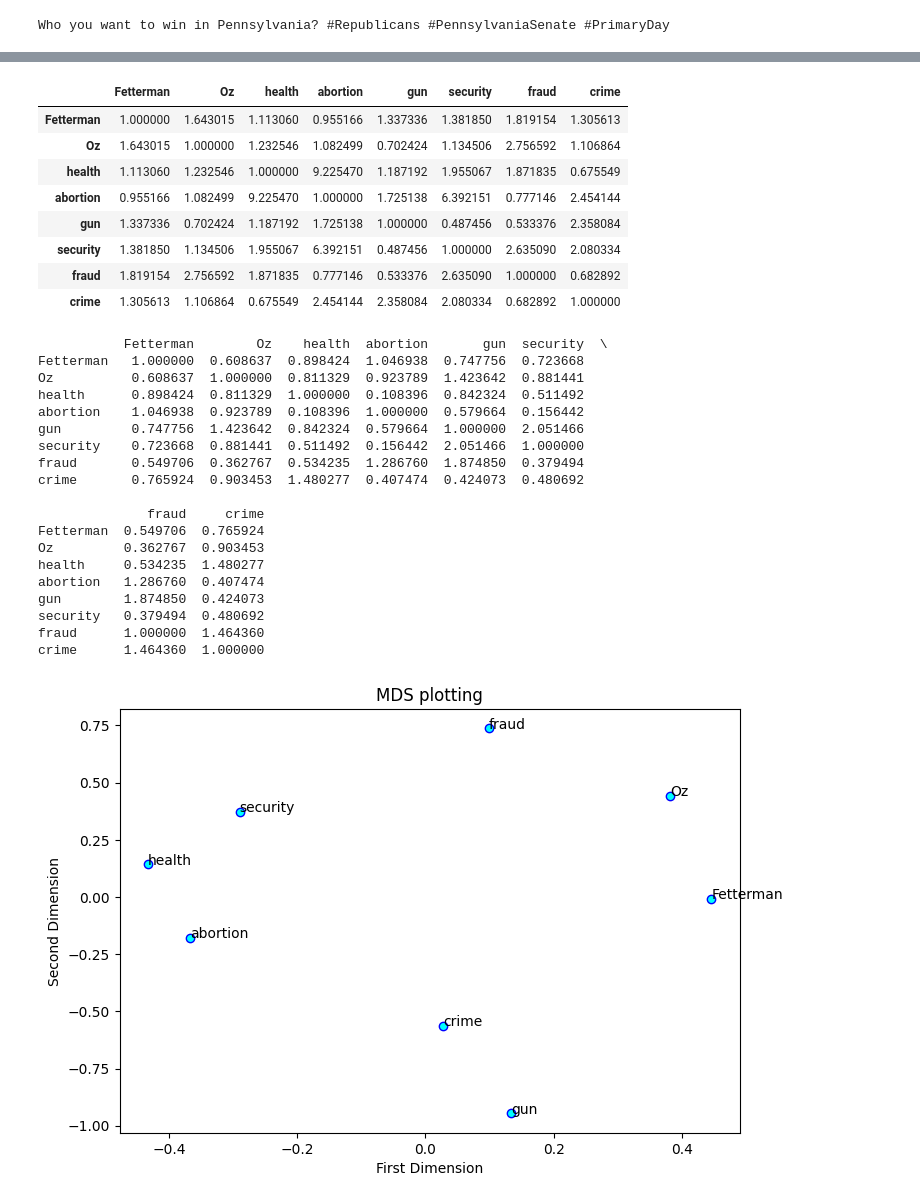
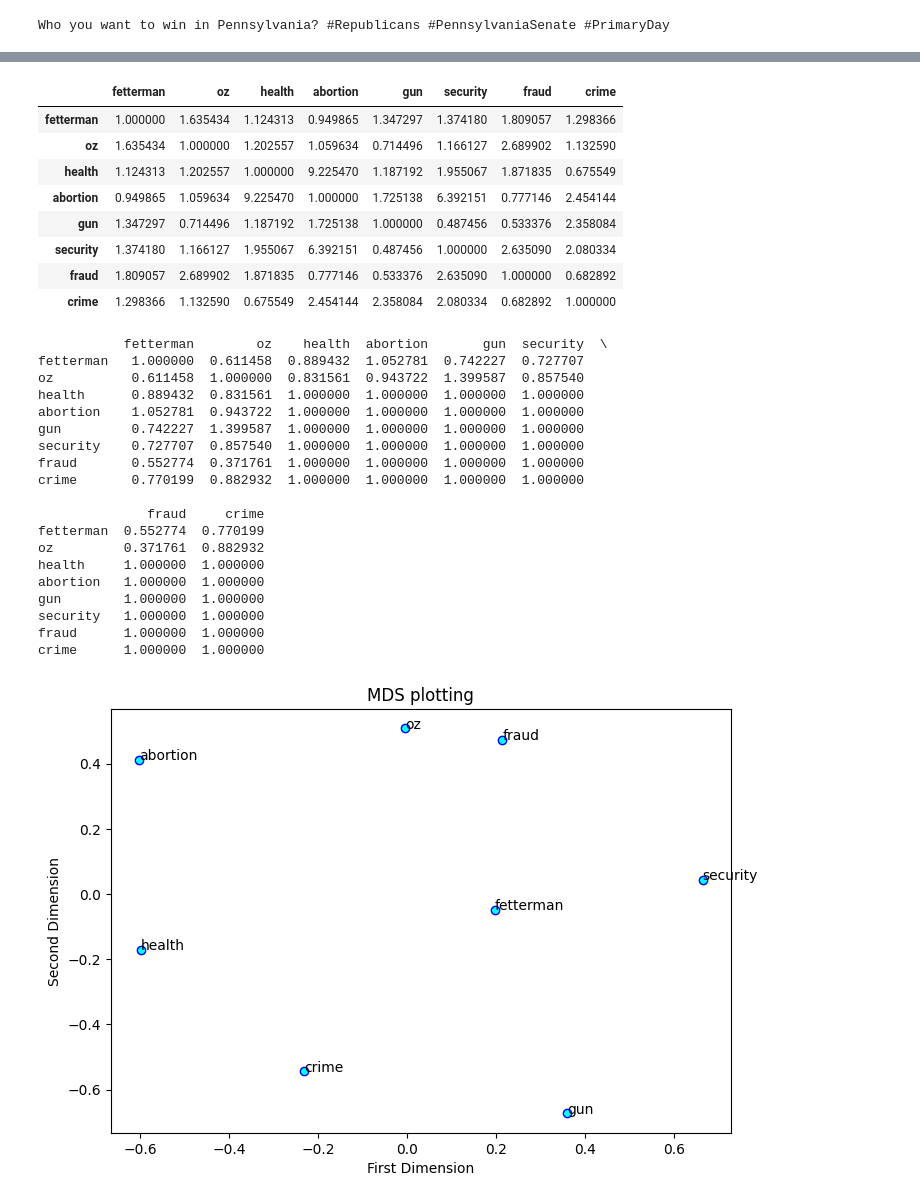
Before and after one commit to Mahathi2208/midterm-elections-sentiment-analysis, a Jupyter notebook: final_notebook.ipynb, the cells around one changed output, grey strips where cells are left out. Saved outputs shown, nothing was run; the diff lists cells and outputs as text; code cells hidden in the pictures.

```diff
--- a/final_notebook.ipynb
+++ b/final_notebook.ipynb
@@ -20,7 +20,7 @@ Oz_list = ['mehmetoz','mehmet', 'mehmetozthepuppymurderer', 'mehmetfromjersey',
             'votedroz', 'neveroz', 'ozfornj', 'saynotooz', 'ozzie', 'ozzy', 'realdoctorsagainstoz', 'ozforsenate', 'carpetbaggeroz', 'drozhitlercar', 'ozkillspuppies',
             'drozisafraud', 'ozisaquack', 'Dr. Oz', 'Dr Oz']
 # %%
-candidate_name_map = {"Fetterman": Fetterman_list, "Oz": Oz_list}
+candidate_name_map = {"fetterman": Fetterman_list, "oz": Oz_list}
 
 # for word in Fetterman_list:
 #     candidate_name_map[word] = "Fetterman"
@@ -90,8 +90,8 @@ get_lift_value_p = partial(get_lift_value, comments=comments, candidate_name_map
 # %%
 %%time
 lift_values = []
-candidates_list = ["Fetterman", "Oz", "health", "abortion","gun", "security", "fraud", "crime"]
-issue_list = ["Fetterman", "Oz", "health", "abortion","gun", "security", "fraud", "crime"]
+candidates_list = ["fetterman", "oz", "health", "abortion","gun", "security", "fraud", "crime"]
+issue_list = ["fetterman", "oz", "health", "abortion","gun", "security", "fraud", "crime"]
 # "Fetterman", "Oz",
 co_mentions_dict = {}
 issues_lift_values = []
@@ -101,4 +101,5 @@ for cand in candidates_list:
         lift= get_lift_value_p(cand, iss)
         lift_value_tmp.append(lift)
     issues_lift_values.append(lift_value_tmp)
+issues_lift_values = pd.DataFrame(issues_lift_values, columns=issue_list, index=candidates_list)
 # %% [output]
@@ -123,58 +123,65 @@ for i in range(0, len(issues_lift_values)):
     issues_lift_values.iloc[i,i] = 1
 issues_lift_values
 # %% [output]
-|  | Fetterman | Oz | health | abortion | gun | security | fraud | crime |
-| Fetterman | 1.000000 | 1.643015 | 1.113060 | 0.955166 | 1.337336 | 1.381850 | 1.819154 | 1.305613 |
-| Oz | 1.643015 | 1.000000 | 1.232546 | 1.082499 | 0.702424 | 1.134506 | 2.756592 | 1.106864 |
-| health | 1.113060 | 1.232546 | 1.000000 | 9.225470 | 1.187192 | 1.955067 | 1.871835 | 0.675549 |
-| abortion | 0.955166 | 1.082499 | 9.225470 | 1.000000 | 1.725138 | 6.392151 | 0.777146 | 2.454144 |
-| gun | 1.337336 | 0.702424 | 1.187192 | 1.725138 | 1.000000 | 0.487456 | 0.533376 | 2.358084 |
-| security | 1.381850 | 1.134506 | 1.955067 | 6.392151 | 0.487456 | 1.000000 | 2.635090 | 2.080334 |
-| fraud | 1.819154 | 2.756592 | 1.871835 | 0.777146 | 0.533376 | 2.635090 | 1.000000 | 0.682892 |
-| crime | 1.305613 | 1.106864 | 0.675549 | 2.454144 | 2.358084 | 2.080334 | 0.682892 | 1.000000 |
+|  | fetterman | oz | health | abortion | gun | security | fraud | crime |
+| fetterman | 1.000000 | 1.635434 | 1.124313 | 0.949865 | 1.347297 | 1.374180 | 1.809057 | 1.298366 |
+| oz | 1.635434 | 1.000000 | 1.202557 | 1.059634 | 0.714496 | 1.166127 | 2.689902 | 1.132590 |
+| health | 1.124313 | 1.202557 | 1.000000 | 9.225470 | 1.187192 | 1.955067 | 1.871835 | 0.675549 |
+| abortion | 0.949865 | 1.059634 | 9.225470 | 1.000000 | 1.725138 | 6.392151 | 0.777146 | 2.454144 |
+| gun | 1.347297 | 0.714496 | 1.187192 | 1.725138 | 1.000000 | 0.487456 | 0.533376 | 2.358084 |
+| security | 1.374180 | 1.166127 | 1.955067 | 6.392151 | 0.487456 | 1.000000 | 2.635090 | 2.080334 |
+| fraud | 1.809057 | 2.689902 | 1.871835 | 0.777146 | 0.533376 | 2.635090 | 1.000000 | 0.682892 |
+| crime | 1.298366 | 1.132590 | 0.675549 | 2.454144 | 2.358084 | 2.080334 | 0.682892 | 1.000000 |
 # %%
-diff_mat = 1/issues_lift_values.iloc[:,:]
+issues_lift_values_v2 = issues_lift_values.copy()
+for i in range(0, len(issues_lift_values_v2)):
+    for j in range(0, len(issues_lift_values_v2)):
+            if i >= 2 and j >= 2:
+                issues_lift_values_v2.iloc[i,j] = 1
+
+
+diff_mat = 1/issues_lift_values_v2.iloc[:,:]
 diff_mat
 # for i in range(0, len(diff_mat.columns)):
 #     diff_mat.iloc[i, i] =0
 print(diff_mat)
 
 mds_model = MDS(n_components = 2, random_state = 0, dissimilarity = 'precomputed')
 mds_fit = mds_model.fit(diff_mat)
 mds_coords = mds_model.fit_transform(diff_mat)
 
 plt.rcParams["figure.figsize"] = (8,5.5)
 plt.figure()
 plt.scatter(mds_coords[:,0],mds_coords[:,1],
     facecolors = 'cyan', edgecolors = 'blue')
 labels = diff_mat.columns
 for label, x, y in zip(labels, mds_coords[:,0], mds_coords[:,1]):
     plt.annotate(label, (x,y), xycoords = 'data')
 plt.xlabel('First Dimension')
 plt.ylabel('Second Dimension')
 plt.title('MDS plotting')
 plt.show()
 # %% [output]
-           Fetterman        Oz    health  abortion       gun  security  \
-Fetterman   1.000000  0.608637  0.898424  1.046938  0.747756  0.723668
-Oz          0.608637  1.000000  0.811329  0.923789  1.423642  0.881441
-health      0.898424  0.811329  1.000000  0.108396  0.842324  0.511492
-abortion    1.046938  0.923789  0.108396  1.000000  0.579664  0.156442
-gun         0.747756  1.423642  0.842324  0.579664  1.000000  2.051466
-security    0.723668  0.881441  0.511492  0.156442  2.051466  1.000000
-fraud       0.549706  0.362767  0.534235  1.286760  1.874850  0.379494
-crime       0.765924  0.903453  1.480277  0.407474  0.424073  0.480692
+           fetterman        oz    health  abortion       gun  security  \
+fetterman   1.000000  0.611458  0.889432  1.052781  0.742227  0.727707
+oz          0.611458  1.000000  0.831561  0.943722  1.399587  0.857540
+health      0.889432  0.831561  1.000000  1.000000  1.000000  1.000000
+abortion    1.052781  0.943722  1.000000  1.000000  1.000000  1.000000
+gun         0.742227  1.399587  1.000000  1.000000  1.000000  1.000000
+security    0.727707  0.857540  1.000000  1.000000  1.000000  1.000000
+fraud       0.552774  0.371761  1.000000  1.000000  1.000000  1.000000
+crime       0.770199  0.882932  1.000000  1.000000  1.000000  1.000000
 
               fraud     crime
-Fetterman  0.549706  0.765924
-Oz         0.362767  0.903453
-health     0.534235  1.480277
-abortion   1.286760  0.407474
-gun        1.874850  0.424073
-security   0.379494  0.480692
-fraud      1.000000  1.464360
-crime      1.464360  1.000000
+fetterman  0.552774  0.770199
+oz         0.371761  0.882932
+health     1.000000  1.000000
+abortion   1.000000  1.000000
+gun        1.000000  1.000000
+security   1.000000  1.000000
+fraud      1.000000  1.000000
+crime      1.000000  1.000000
-[figure, old version]
+[figure, new version]
 # %%
 from nltk.sentiment.vader import SentimentIntensityAnalyzer
 from nltk.corpus import stopwords
```
Also changed, not shown: parts of 18 cells of this notebook.
